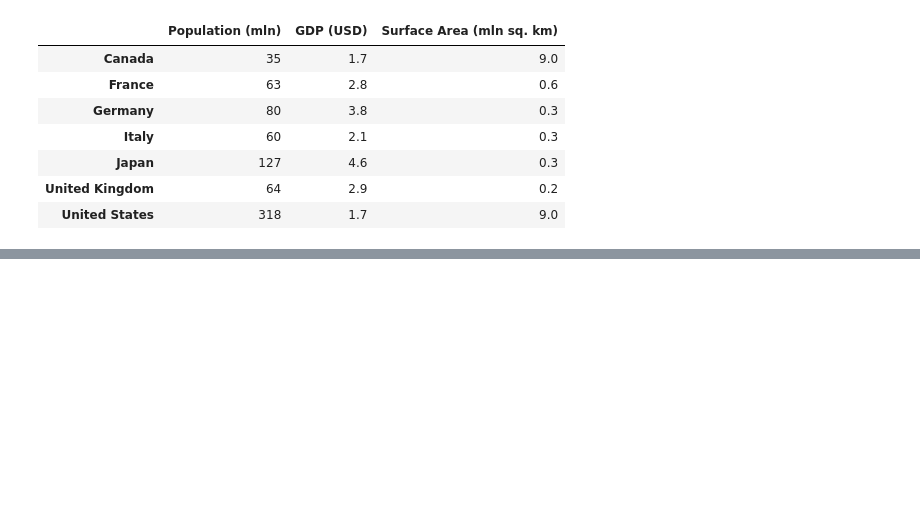
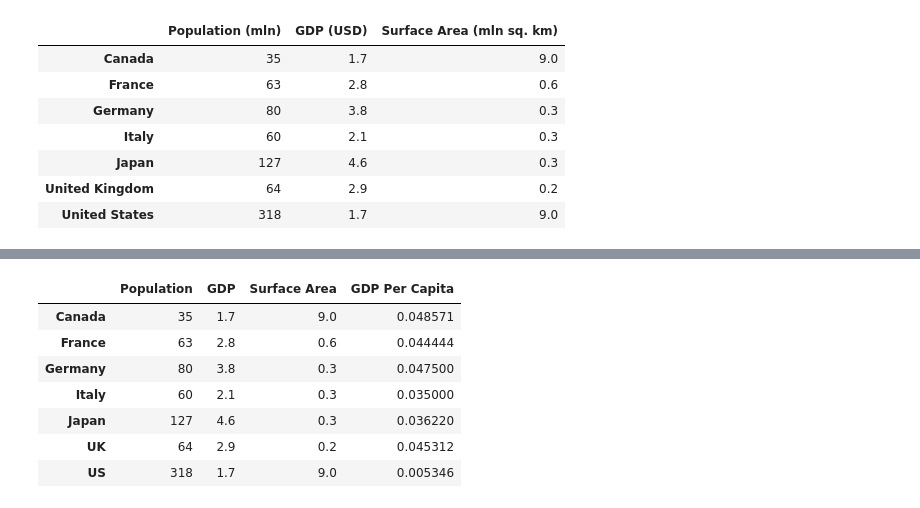
Before and after one commit to v-poghosyan/blog, a Jupyter notebook: _notebooks/2021-12-28-Python-for-ML-Pandas.ipynb, the cells around one changed output, grey strips where cells are left out. Drawn from its saved outputs; the diff is of its cells as text; code cells hidden in the pictures; blank space fills up the shorter version.

```diff
--- a/_notebooks/2021-12-28-Python-for-ML-Pandas.ipynb
+++ b/_notebooks/2021-12-28-Python-for-ML-Pandas.ipynb
@@ -431,0 +438,12 @@ g7_df.rename(
+# %%
+g7_df['GDP Per Capita'] = g7_df['GDP'] / g7_df['Population']
+g7_df
+# %% [output]
+|  | Population | GDP | Surface Area | GDP Per Capita |
+| Canada | 35 | 1.7 | 9.0 | 0.048571 |
+| France | 63 | 2.8 | 0.6 | 0.044444 |
+| Germany | 80 | 3.8 | 0.3 | 0.047500 |
+| Italy | 60 | 2.1 | 0.3 | 0.035000 |
+| Japan | 127 | 4.6 | 0.3 | 0.036220 |
+| UK | 64 | 2.9 | 0.2 | 0.045312 |
+| US | 318 | 1.7 | 9.0 | 0.005346 |
```
Also changed, not shown: parts of 16 cells of this notebook.
